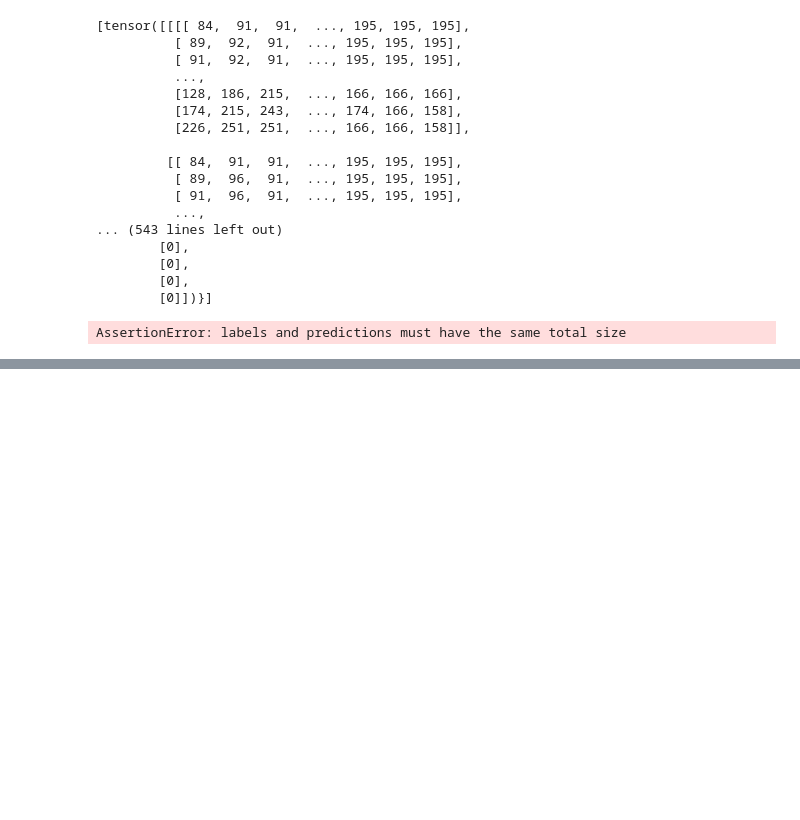
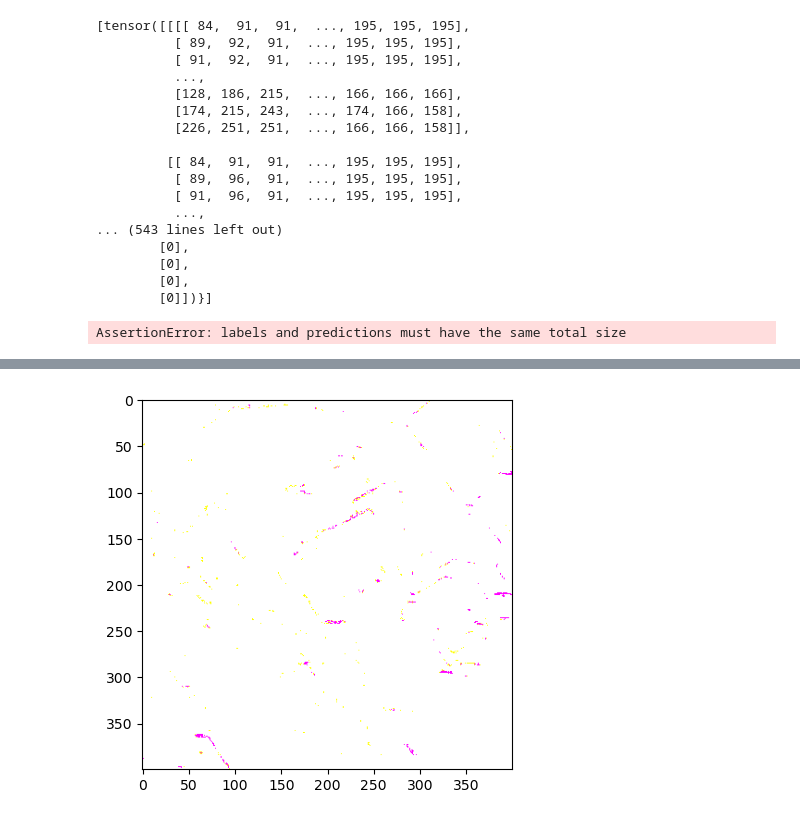
Before and after one commit to sanjaboekle/solar_panel_object_detection, a Jupyter notebook: pytorch_from_scratch.ipynb, the cells around one changed output, grey strips where cells are left out. Drawn from its saved outputs; the diff is of its cells as text; code cells hidden in the pictures; blank space fills up the shorter version.

```diff
--- a/pytorch_from_scratch.ipynb
+++ b/pytorch_from_scratch.ipynb
@@ -380,0 +407,22 @@ AssertionError: labels and predictions must have the same total size
+# %%
+from torchvision import transforms
+from PIL import Image
+
+# Define the transformations
+transform = transforms.Normalize(
+    mean=[0.485, 0.456, 0.406], std=[0.229, 0.224, 0.225]
+)  # Normalize the image
+
+# Load the image
+image = val_dataset[0][0]
+
+# Convert the image to a float tensor
+image = image.float()
+
+# Apply the transformations
+input_image = transform(image)
+
+# Use the model to make a prediction
+predictions = predict(model, input_image)
+
+predictions
@@ -380,0 +447,23 @@ AssertionError: labels and predictions must have the same total size
+# %%
+import matplotlib.pyplot as plt
+import numpy as np
+
+# Convert the tensor to a numpy array
+numpy_image = input_image.numpy()
+
+# Transpose the dimensions to (height, width, channels)
+numpy_image = np.transpose(numpy_image, (1, 2, 0))
+
+# Denormalize the image
+mean = np.array([0.485, 0.456, 0.406])
+std = np.array([0.229, 0.224, 0.225])
+numpy_image = std * numpy_image + mean
+
+# Clip the values to be between 0 and 1
+numpy_image = np.clip(numpy_image, 0, 1)
+
+# Display the image
+plt.imshow(numpy_image)
+plt.show()
+# %% [output]
+[figure, added]
```
Also changed, not shown: parts of 11 cells of this notebook, 8 other files.
